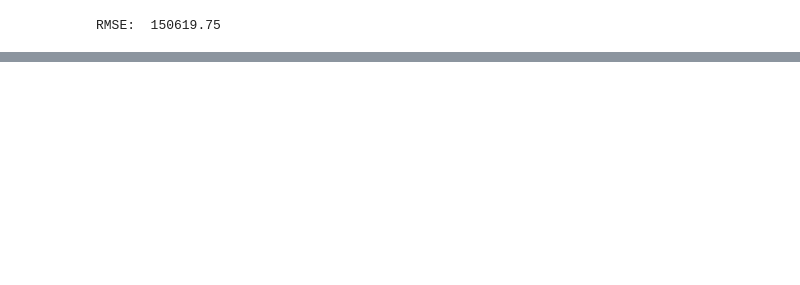
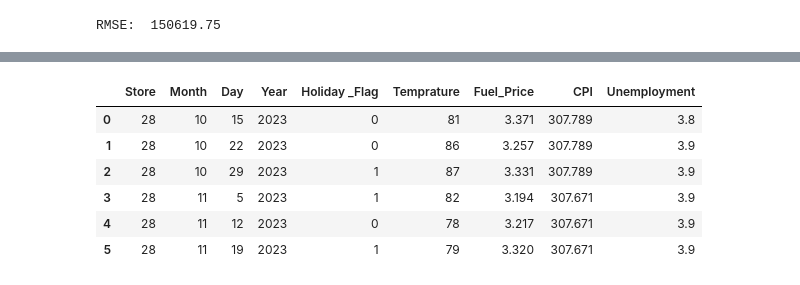
Before and after one commit to PAndrewTurner/FinPulse, a Jupyter notebook: Sales Regression Model.ipynb, the cells around one changed output, grey strips where cells are left out. Cells and saved outputs as stored; diff of their text form; code cells hidden in the pictures; blank space fills up the shorter version.

```diff
--- a/Sales Regression Model.ipynb
+++ b/Sales Regression Model.ipynb
@@ -51,0 +50,11 @@ plt.show()
+# %%
+test_data = pd.read_csv("test_data.csv")
+test_data
+# %% [output]
+|  | Store | Month | Day | Year | Holiday _Flag | Temprature | Fuel_Price | CPI | Unemployment |
+| 0 | 28 | 10 | 15 | 2023 | 0 | 81 | 3.371 | 307.789 | 3.8 |
+| 1 | 28 | 10 | 22 | 2023 | 0 | 86 | 3.257 | 307.789 | 3.9 |
+| 2 | 28 | 10 | 29 | 2023 | 1 | 87 | 3.331 | 307.789 | 3.9 |
+| 3 | 28 | 11 | 5 | 2023 | 1 | 82 | 3.194 | 307.671 | 3.9 |
+| 4 | 28 | 11 | 12 | 2023 | 0 | 78 | 3.217 | 307.671 | 3.9 |
+| 5 | 28 | 11 | 19 | 2023 | 1 | 79 | 3.320 | 307.671 | 3.9 |
```
Also changed, not shown: parts of 8 cells of this notebook.
